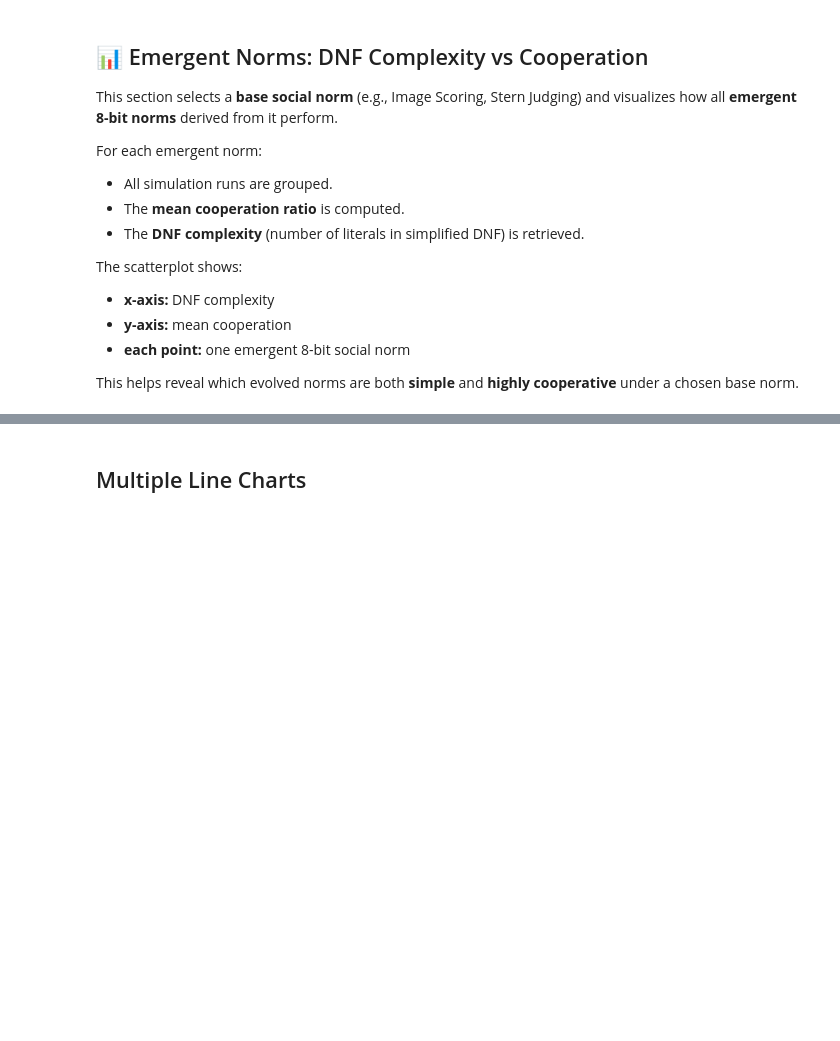
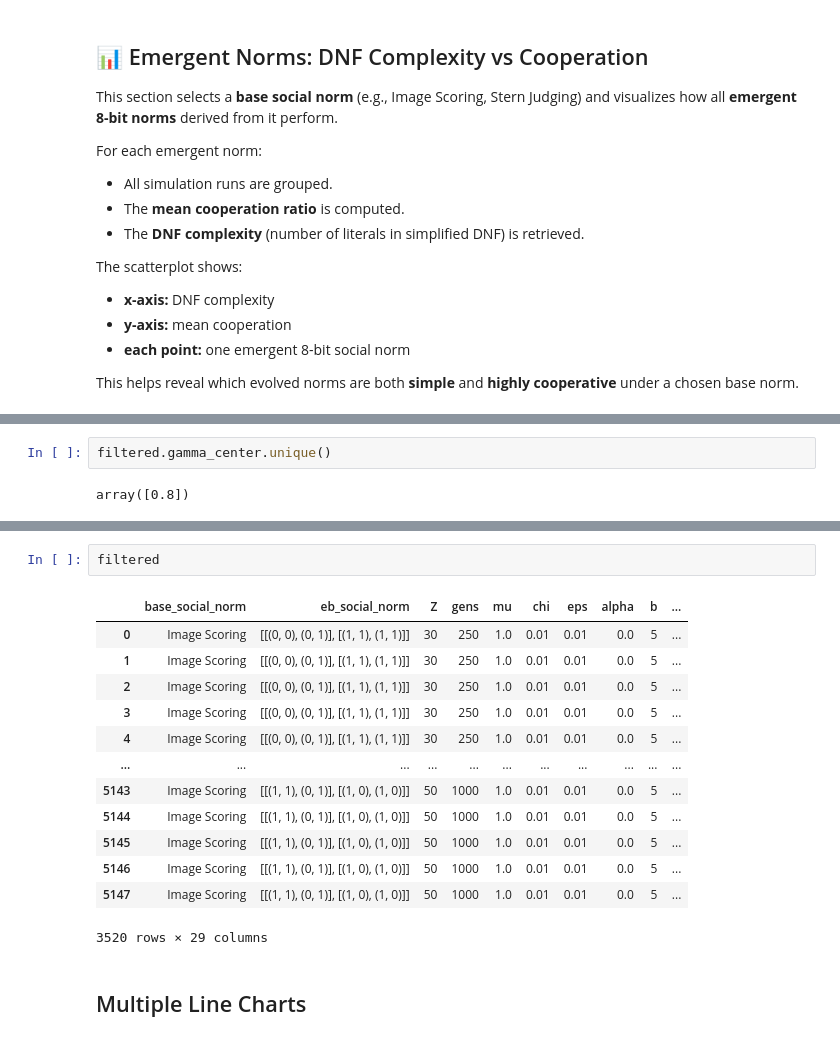
Before and after one commit to cfonsecahenrique/SNARE, a Jupyter notebook: results_reader.ipynb, the cells around one changed output, grey strips where cells are left out. Cells and saved outputs as stored; diff of their text form; blank space fills up the shorter version.

```diff
--- a/results_reader.ipynb
+++ b/results_reader.ipynb
@@ -137,5 +175,9 @@ scatter
 # %% [output]
 [interactive output not drawn]
+# %%
+filtered.gamma_center.unique()
+# %% [output]
+array([0.8])
 # %%
 # --- Select a base social norm to examine ---
 # Filter to only runs that used this base norm
@@ -174,6 +216,22 @@ scatter_leniency = (
 scatter_leniency
 # %% [output]
 [interactive output not drawn]
+# %%
+filtered
+# %% [output]
+|  | base_social_norm | eb_social_norm | Z | gens | mu | chi | eps | alpha | b | ... |
+| 0 | Image Scoring | [[(0, 0), (0, 1)], [(1, 1), (1, 1)]] | 30 | 250 | 1.0 | 0.01 | 0.01 | 0.0 | 5 | ... |
+| 1 | Image Scoring | [[(0, 0), (0, 1)], [(1, 1), (1, 1)]] | 30 | 250 | 1.0 | 0.01 | 0.01 | 0.0 | 5 | ... |
+| 2 | Image Scoring | [[(0, 0), (0, 1)], [(1, 1), (1, 1)]] | 30 | 250 | 1.0 | 0.01 | 0.01 | 0.0 | 5 | ... |
+| 3 | Image Scoring | [[(0, 0), (0, 1)], [(1, 1), (1, 1)]] | 30 | 250 | 1.0 | 0.01 | 0.01 | 0.0 | 5 | ... |
+| 4 | Image Scoring | [[(0, 0), (0, 1)], [(1, 1), (1, 1)]] | 30 | 250 | 1.0 | 0.01 | 0.01 | 0.0 | 5 | ... |
+| ... | ... | ... | ... | ... | ... | ... | ... | ... | ... | ... |
+| 5143 | Image Scoring | [[(1, 1), (0, 1)], [(1, 0), (1, 0)]] | 50 | 1000 | 1.0 | 0.01 | 0.01 | 0.0 | 5 | ... |
+| 5144 | Image Scoring | [[(1, 1), (0, 1)], [(1, 0), (1, 0)]] | 50 | 1000 | 1.0 | 0.01 | 0.01 | 0.0 | 5 | ... |
+| 5145 | Image Scoring | [[(1, 1), (0, 1)], [(1, 0), (1, 0)]] | 50 | 1000 | 1.0 | 0.01 | 0.01 | 0.0 | 5 | ... |
+| 5146 | Image Scoring | [[(1, 1), (0, 1)], [(1, 0), (1, 0)]] | 50 | 1000 | 1.0 | 0.01 | 0.01 | 0.0 | 5 | ... |
+| 5147 | Image Scoring | [[(1, 1), (0, 1)], [(1, 0), (1, 0)]] | 50 | 1000 | 1.0 | 0.01 | 0.01 | 0.0 | 5 | ... |
+3520 rows × 29 columns
 # %% [markdown]
 ## Multiple Line Charts
 # %%
```
Also changed, not shown: parts of 2 cells of this notebook, 2 other files.
